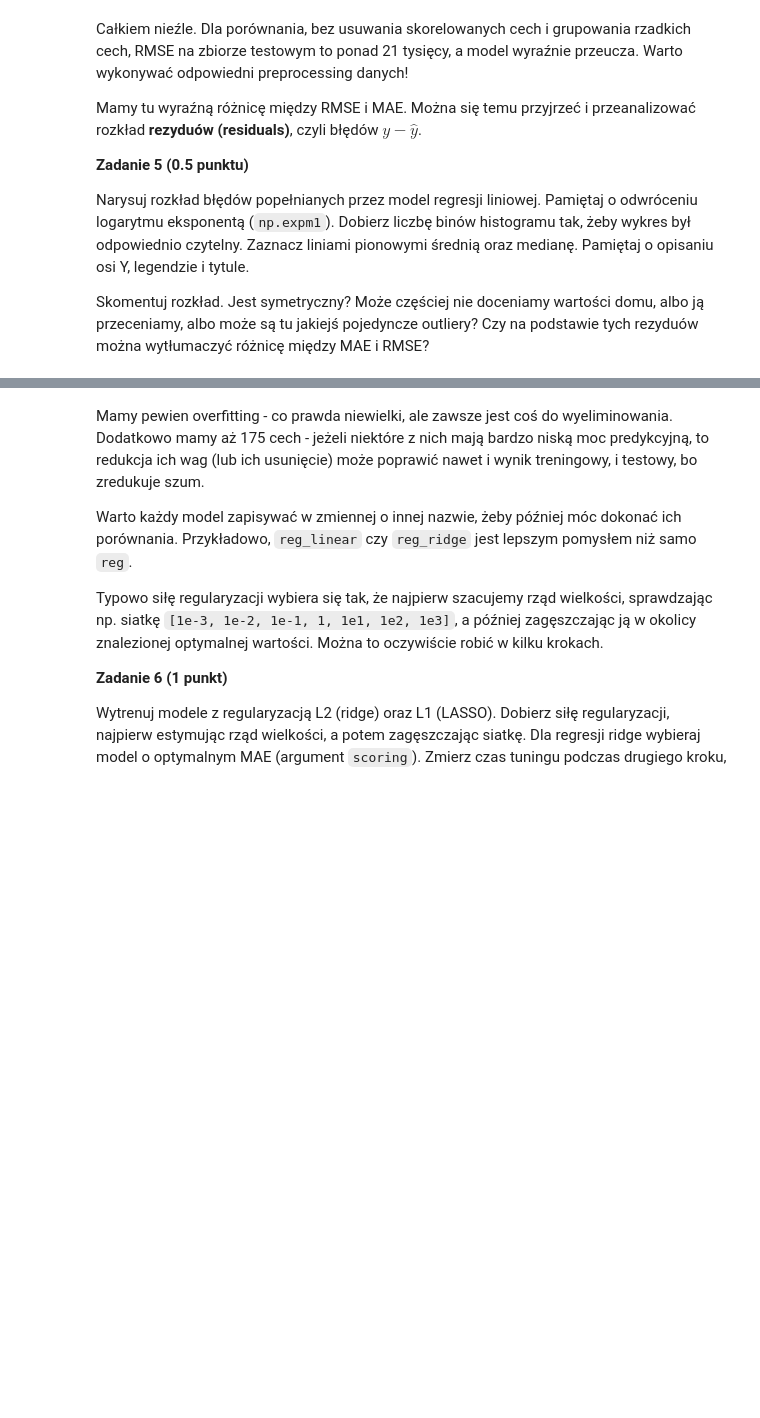
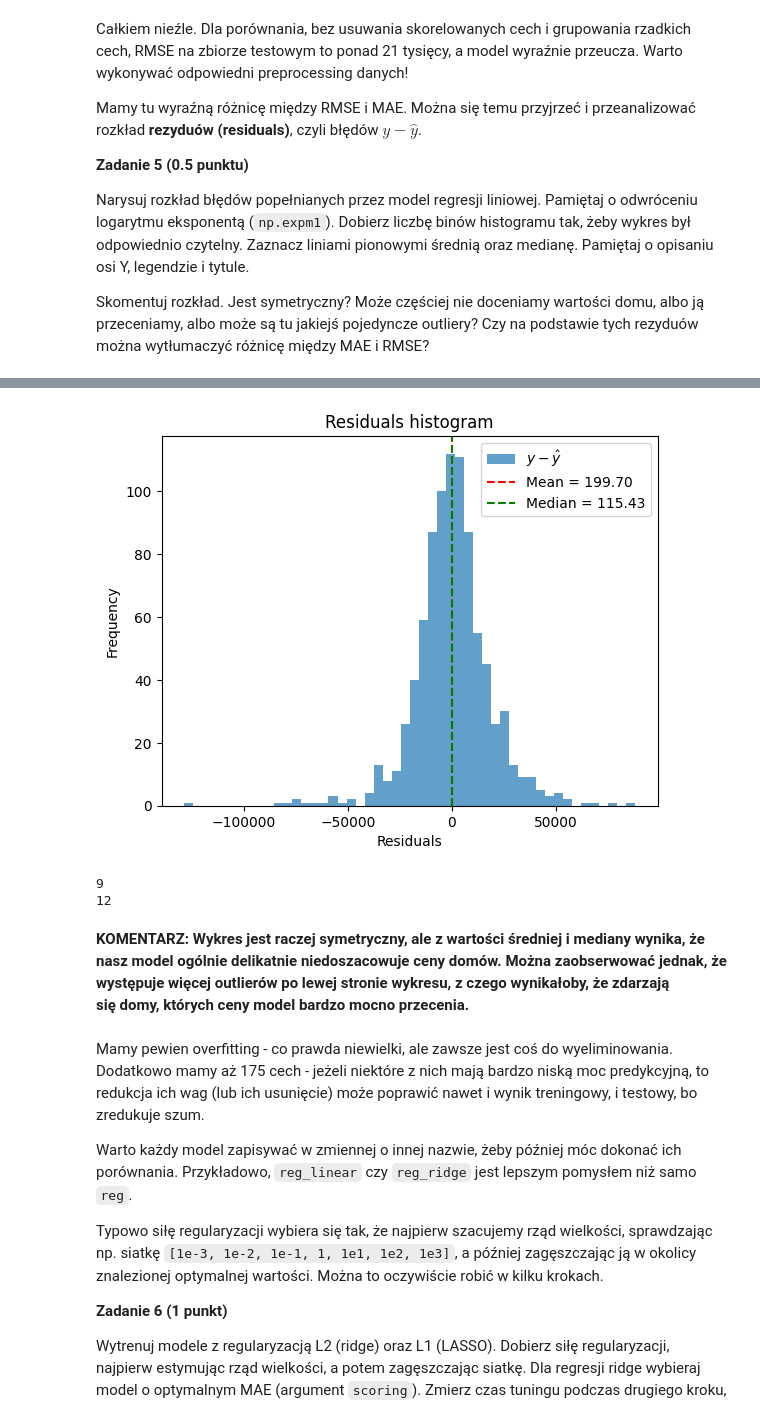
Before and after one commit to wiktorperczak/podstawy-uczenia-maszynowego-24-25, a Jupyter notebook: lab1/notebook.ipynb, the cells around one changed output, grey strips where cells are left out. Cells and saved outputs as stored; diff of their text form; code cells hidden in the pictures; blank space fills up the shorter version.

```diff
--- a/lab1/notebook.ipynb
+++ b/lab1/notebook.ipynb
@@ -527,3 +559,29 @@ Skomentuj rozkład. Jest symetryczny? Może częściej nie doceniamy wartości d
+# %%
+residuals = np.expm1(y_test) - np.expm1(y_pred_test)
+
+plt.hist(x=residuals, bins=50, alpha=0.7, label="$y - \hat{y}$")
+plt.title("Residuals histogram")
+plt.xlabel("Residuals")
+plt.ylabel("Frequency")
+
+residuals_mean = np.mean(residuals)
+plt.axvline(x = residuals_mean, color="r", linestyle="--", label=f"Mean = {residuals_mean:.2f}")
+
+residuals_median = np.median(residuals)
+plt.axvline(x = residuals_median, color="g", linestyle="--", label=f"Median = {residuals_median:.2f}")
+
+plt.legend()
+plt.show()
+# %% [output]
+[figure, added]
+# %%
+print((residuals > 50000).sum())
+print((residuals < -50000).sum())
+# %% [output]
+9
+12
+# %% [markdown]
+**KOMENTARZ: Wykres jest raczej symetryczny, ale z wartości średniej i mediany wynika, że nasz model ogólnie delikatnie niedoszacowuje ceny domów. Można zaobserwować jednak, że występuje więcej outlierów po lewej stronie wykresu, z czego wynikałoby, że zdarzają się domy, których ceny model bardzo mocno przecenia.**
 # %% [markdown]
 Mamy pewien overfitting - co prawda niewielki, ale zawsze jest coś do wyeliminowania. Dodatkowo mamy aż 175 cech - jeżeli niektóre z nich mają bardzo niską moc predykcyjną, to redukcja ich wag (lub ich usunięcie) może poprawić nawet i wynik treningowy, i testowy, bo zredukuje szum.
 
```
Also changed, not shown: parts of 42 cells of this notebook.
